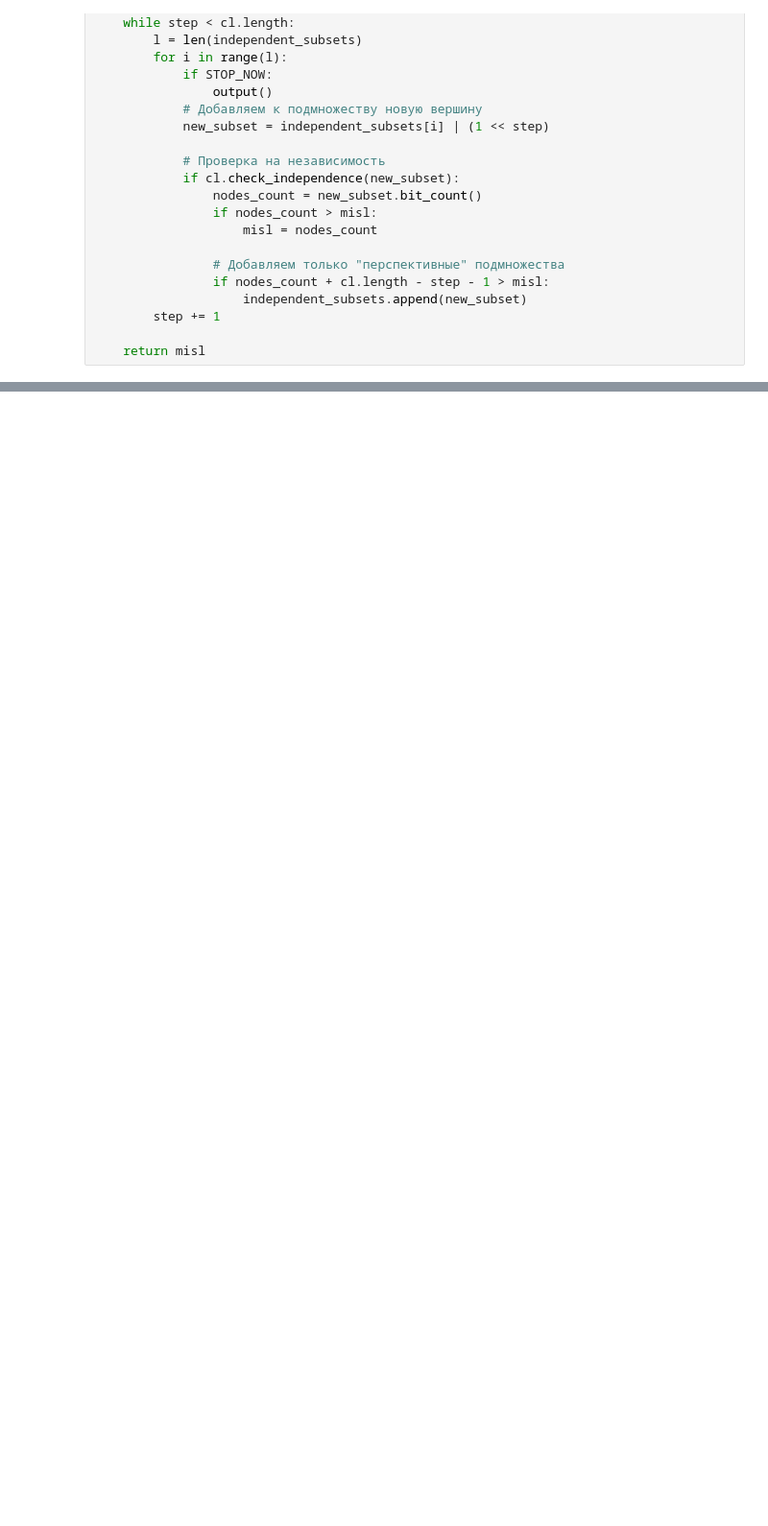
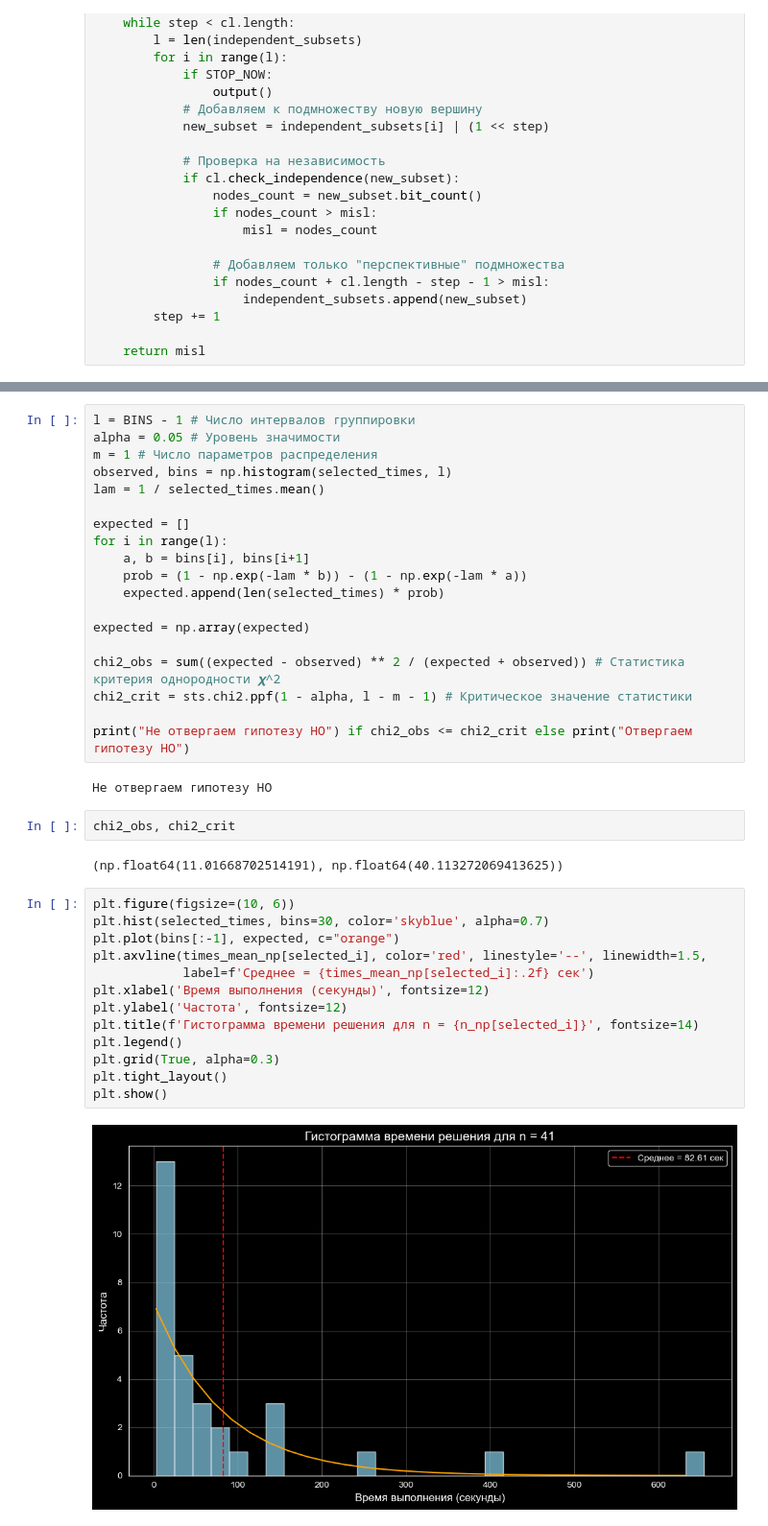
Before and after one commit to Ostap309/TheoryOfAlgorithms, a Jupyter notebook: Homework/lesson4-5/Визуализация.ipynb, the cells around one changed output, grey strips where cells are left out. Shown at 96% size. Cells and saved outputs as stored; diff of their text form; blank space fills up the shorter version.

Commit message:
Добавлен критерий однородности хи^2

```diff
--- a/Homework/lesson4-5/Визуализация.ipynb
+++ b/Homework/lesson4-5/Визуализация.ipynb
@@ -212,0 +277,40 @@ plt.show()
+# %%
+l = BINS - 1 # Число интервалов группировки
+alpha = 0.05 # Уровень значимости
+m = 1 # Число параметров распределения
+observed, bins = np.histogram(selected_times, l)
+lam = 1 / selected_times.mean()
+
+expected = []
+for i in range(l):
+    a, b = bins[i], bins[i+1]
+    prob = (1 - np.exp(-lam * b)) - (1 - np.exp(-lam * a))
+    expected.append(len(selected_times) * prob)
+
+expected = np.array(expected)
+
+chi2_obs = sum((expected - observed) ** 2 / (expected + observed)) # Статистика критерия однородности 𝝌^2
+chi2_crit = sts.chi2.ppf(1 - alpha, l - m - 1) # Критическое значение статистики
+
+print("Не отвергаем гипотезу HO") if chi2_obs <= chi2_crit else print("Отвергаем гипотезу HO")
+# %% [output]
+Не отвергаем гипотезу HO
+# %%
+chi2_obs, chi2_crit
+# %% [output]
+(np.float64(11.01668702514191), np.float64(40.113272069413625))
+# %%
+plt.figure(figsize=(10, 6))
+plt.hist(selected_times, bins=30, color='skyblue', alpha=0.7)
+plt.plot(bins[:-1], expected, c="orange")
+plt.axvline(times_mean_np[selected_i], color='red', linestyle='--', linewidth=1.5,
+            label=f'Среднее = {times_mean_np[selected_i]:.2f} сек')
+plt.xlabel('Время выполнения (секунды)', fontsize=12)
+plt.ylabel('Частота', fontsize=12)
+plt.title(f'Гистограмма времени решения для n = {n_np[selected_i]}', fontsize=14)
+plt.legend()
+plt.grid(True, alpha=0.3)
+plt.tight_layout()
+plt.show()
+# %% [output]
+[figure, added]
```
Also changed, not shown: parts of 10 cells of this notebook.
